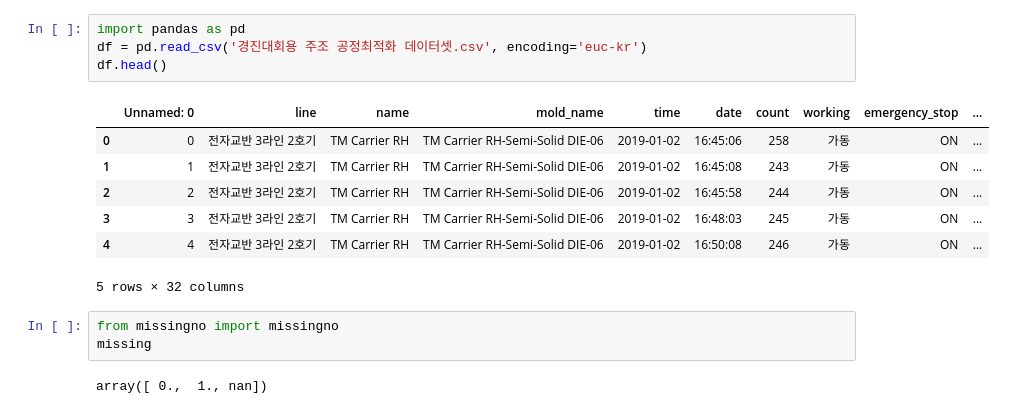
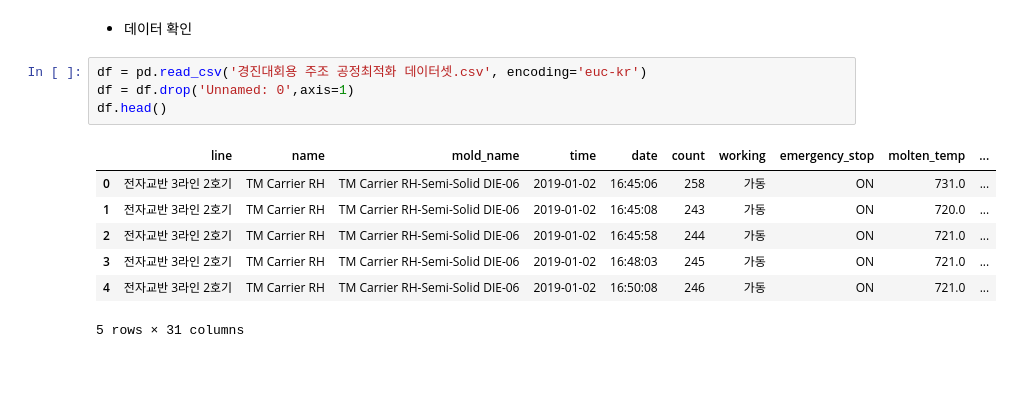
Before and after one commit to greatsangho/competition, a Jupyter notebook: factory/20241024_factory_v1.ipynb, the cells around one changed output. Saved outputs shown, nothing was run; the diff lists cells and outputs as text; blank space fills up the shorter version.

```diff
--- a/factory/20241024_factory_v1.ipynb
+++ b/factory/20241024_factory_v1.ipynb
@@ -1,17 +22,14 @@
+# %% [markdown]
+- 데이터 확인
 # %%
-import pandas as pd
 df = pd.read_csv('경진대회용 주조 공정최적화 데이터셋.csv', encoding='euc-kr')
+df = df.drop('Unnamed: 0',axis=1)
 df.head()
 # %% [output]
-|  | Unnamed: 0 | line | name | mold_name | time | date | count | working | emergency_stop | ... |
-| 0 | 0 | 전자교반 3라인 2호기 | TM Carrier RH | TM Carrier RH-Semi-Solid DIE-06 | 2019-01-02 | 16:45:06 | 258 | 가동 | ON | ... |
-| 1 | 1 | 전자교반 3라인 2호기 | TM Carrier RH | TM Carrier RH-Semi-Solid DIE-06 | 2019-01-02 | 16:45:08 | 243 | 가동 | ON | ... |
-| 2 | 2 | 전자교반 3라인 2호기 | TM Carrier RH | TM Carrier RH-Semi-Solid DIE-06 | 2019-01-02 | 16:45:58 | 244 | 가동 | ON | ... |
-| 3 | 3 | 전자교반 3라인 2호기 | TM Carrier RH | TM Carrier RH-Semi-Solid DIE-06 | 2019-01-02 | 16:48:03 | 245 | 가동 | ON | ... |
-| 4 | 4 | 전자교반 3라인 2호기 | TM Carrier RH | TM Carrier RH-Semi-Solid DIE-06 | 2019-01-02 | 16:50:08 | 246 | 가동 | ON | ... |
+|  | line | name | mold_name | time | date | count | working | emergency_stop | molten_temp | ... |
+| 0 | 전자교반 3라인 2호기 | TM Carrier RH | TM Carrier RH-Semi-Solid DIE-06 | 2019-01-02 | 16:45:06 | 258 | 가동 | ON | 731.0 | ... |
+| 1 | 전자교반 3라인 2호기 | TM Carrier RH | TM Carrier RH-Semi-Solid DIE-06 | 2019-01-02 | 16:45:08 | 243 | 가동 | ON | 720.0 | ... |
+| 2 | 전자교반 3라인 2호기 | TM Carrier RH | TM Carrier RH-Semi-Solid DIE-06 | 2019-01-02 | 16:45:58 | 244 | 가동 | ON | 721.0 | ... |
+| 3 | 전자교반 3라인 2호기 | TM Carrier RH | TM Carrier RH-Semi-Solid DIE-06 | 2019-01-02 | 16:48:03 | 245 | 가동 | ON | 721.0 | ... |
+| 4 | 전자교반 3라인 2호기 | TM Carrier RH | TM Carrier RH-Semi-Solid DIE-06 | 2019-01-02 | 16:50:08 | 246 | 가동 | ON | 721.0 | ... |
-5 rows × 32 columns
+5 rows × 31 columns
-# %%
-from missingno import missingno
-missing
-# %% [output]
-array([ 0.,  1., nan])
```
Also changed, not shown: parts of 52 cells of this notebook, 5 other files.
